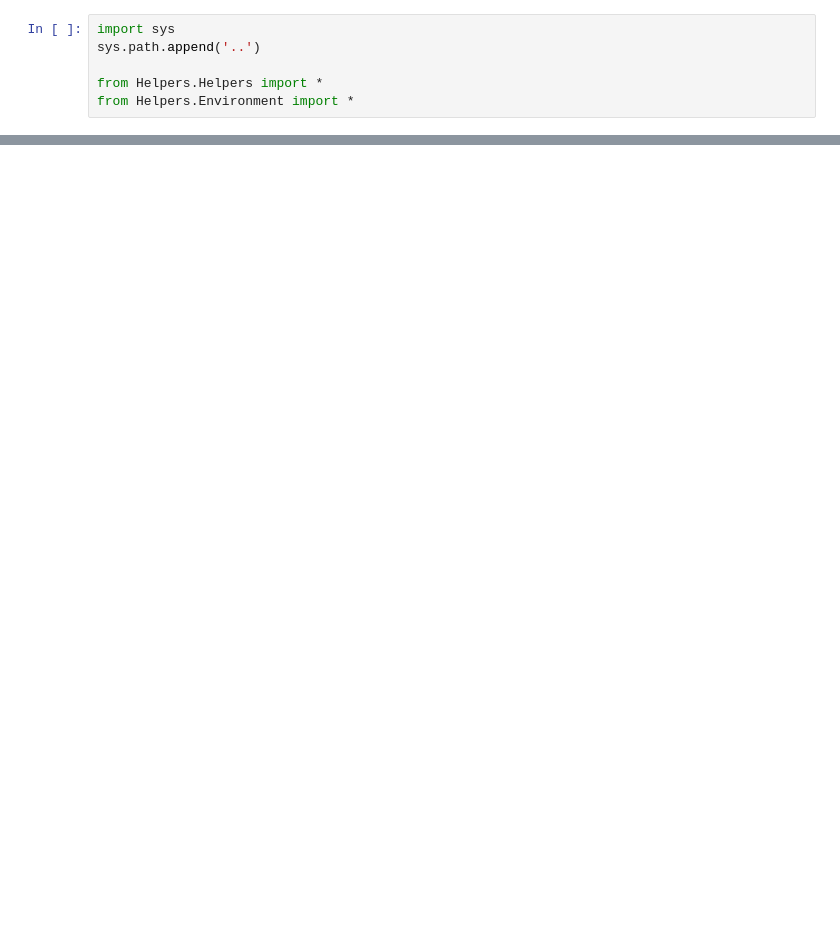
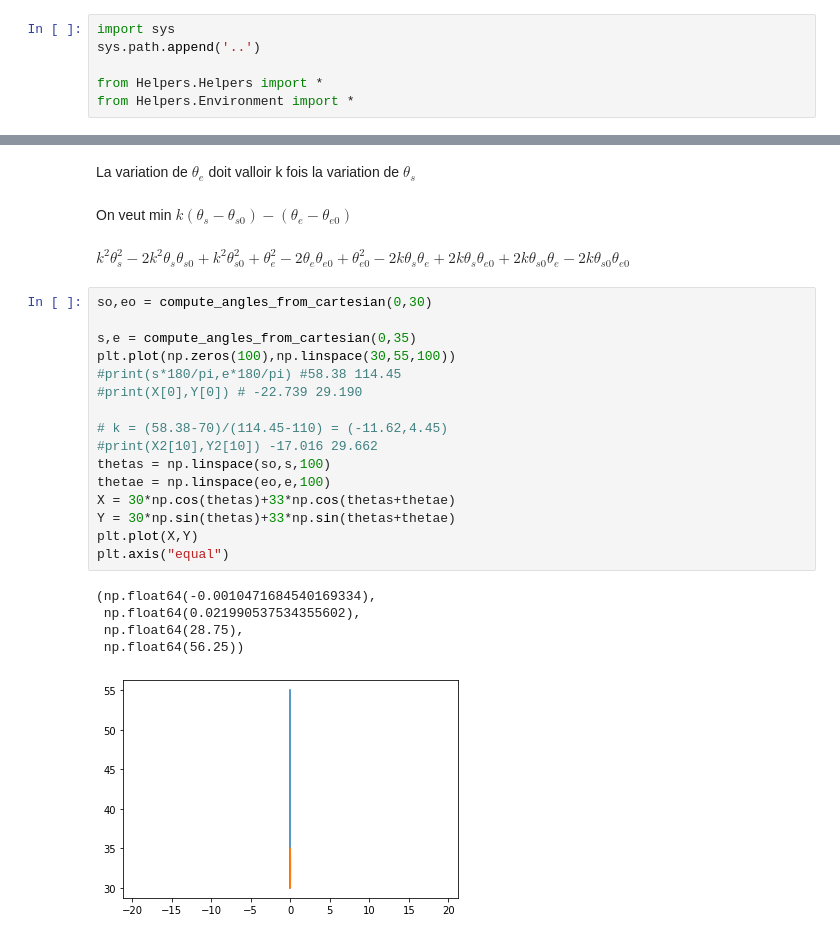
Before and after one commit to AlexandreThy/PhD, a Jupyter notebook: CurrentParts/PathConstraint.ipynb, the cells around one changed output, grey strips where cells are left out. Drawn from its saved outputs; the diff is of its cells as text; blank space fills up the shorter version.

```diff
--- a/CurrentParts/PathConstraint.ipynb
+++ b/CurrentParts/PathConstraint.ipynb
@@ -265 +297,29 @@ plt.axis("equal")
+# %% [markdown]
+La variation de $\theta_e$ doit valloir k fois la variation de $\theta_s$
+# %% [markdown]
+On veut min $k(\theta_s-\theta_{s0})-(\theta_e-\theta_{e0})$
+# %% [markdown]
+$k^2\theta_s^2-2k^2\theta_s\theta_{s0}+k^2\theta_{s0}^2+\theta_e^2-2\theta_e\theta_{e0}+\theta_{e0}^2-2k\theta_s\theta_e+2k\theta_s\theta_{e0}+2k\theta_{s0}\theta_{e}-2k\theta_{s0}\theta_{e0}$
+# %%
+so,eo = compute_angles_from_cartesian(0,30)
+
+s,e = compute_angles_from_cartesian(0,35)
+plt.plot(np.zeros(100),np.linspace(30,55,100))
+#print(s*180/pi,e*180/pi) #58.38 114.45
+#print(X[0],Y[0]) # -22.739 29.190
+
+# k = (58.38-70)/(114.45-110) = (-11.62,4.45)
+#print(X2[10],Y2[10]) -17.016 29.662
+thetas = np.linspace(so,s,100)
+thetae = np.linspace(eo,e,100)
+X = 30*np.cos(thetas)+33*np.cos(thetas+thetae)
+Y = 30*np.sin(thetas)+33*np.sin(thetas+thetae)
+plt.plot(X,Y)
+plt.axis("equal")
+# %% [output]
+(np.float64(-0.0010471684540169334),
+ np.float64(0.021990537534355602),
+ np.float64(28.75),
+ np.float64(56.25))
+[figure, added]
 # %%
```
Also changed, not shown: parts of 11 cells of this notebook.
